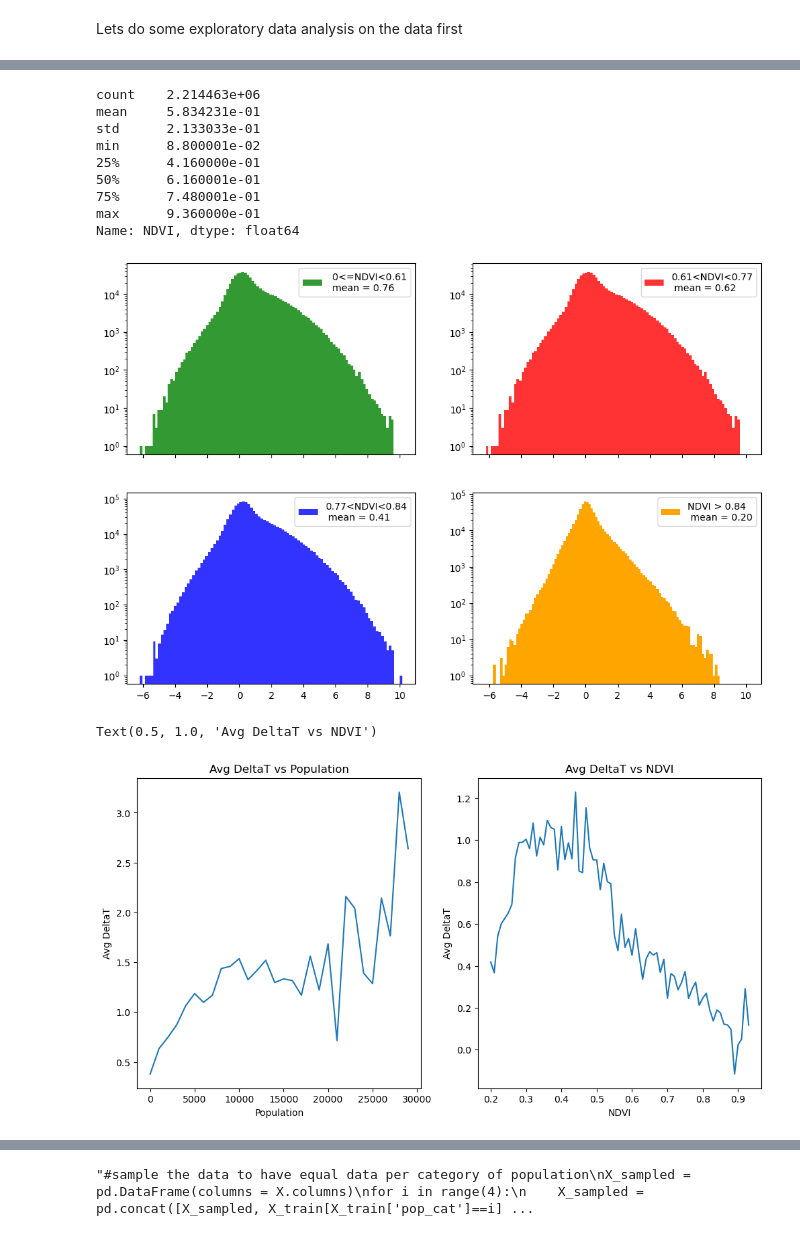
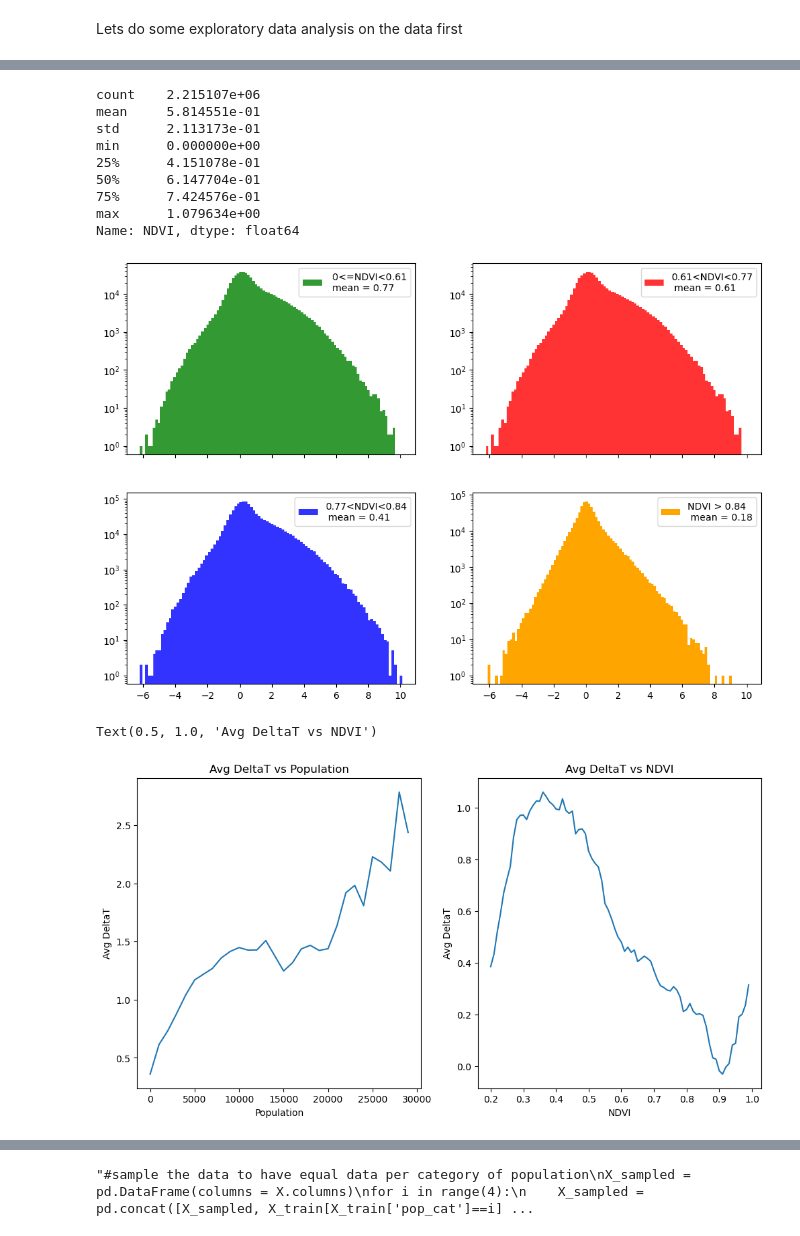
Before and after one commit to christopherogerepfl/UHI_prediction, a Jupyter notebook: task1.ipynb, the cells around one changed output, grey strips where cells are left out. Cells and saved outputs as stored; diff of their text form; code cells hidden in the pictures.

```diff
--- a/task1.ipynb
+++ b/task1.ipynb
@@ -43,5 +43,5 @@ cities = ['Amsterdam', 'Madrid', 'Stockholm', 'Lyon', 'Vienna']
 # %%
 reload(f)
 #city_df = f.process_data(elevation, land_cover, NDVI, 40000, cities=cities)
-city_df = pd.read_csv('data_cities/city_df.csv')
+city_df_interp = pd.read_csv('data_cities/city_df_interp.csv')
 #city_df.to_csv('data_cities\city_df.csv')
@@ -48,7 +113,9 @@ city_df = pd.read_csv('data_cities/city_df.csv')
 # %%
 latitudes = {'Amsterdam' : 52.377956, 'Madrid' : 40.416775, 'Stockholm' : 59.329323, 'Lyon' : 45.764043, 'Vienna' : 48.208174}
 #add a column with the latitude of the city
-city_df['latitude'] = city_df['city'].map(latitudes)
-city_df.head()
+city_df_interp['latitude'] = city_df_interp['city'].map(latitudes)
+#remplace negative pop values with 0
+city_df_interp['pop'] = city_df_interp['pop'].apply(lambda x: 0 if x < 0 else x)
+city_df_interp.head()
 # %% [output]
 |  | Unnamed: 0 | temp | pop | wind | hum | deltaT | hour | month | elevation | city | ... |
@@ -60,4 +127,4 @@ city_df.head()
 # %%
-city_df.fillna(0, inplace=True)
-city_df.describe().loc[:,'pop']
+city_df_interp.fillna(0, inplace=True)
+city_df_interp.describe().loc[:,'pop']
 # %% [output]
@@ -99,38 +166,38 @@ plt.show()
 # %%
-city_df['NDVI'].describe()
+city_df_interp['NDVI'].describe()
 # %% [output]
-count    2.214463e+06
-mean     5.834231e-01
-std      2.133033e-01
-min      8.800001e-02
-25%      4.160000e-01
-50%      6.160001e-01
-75%      7.480001e-01
-max      9.360000e-01
+count    2.215107e+06
+mean     5.814551e-01
+std      2.113173e-01
+min      0.000000e+00
+25%      4.151078e-01
+50%      6.147704e-01
+75%      7.424576e-01
+max      1.079634e+00
 Name: NDVI, dtype: float64
 # %%
 fig, axs = plt.subplots(2, 2, figsize=(12, 8), sharex=True)
 
 
-axs[0,1].hist(city_df[(city_df['NDVI']>=0.41) & city_df['NDVI']<0.61]['deltaT'], log=True, bins = 100, alpha = 0.8, color = 'red', label =  f'0.61<NDVI<0.77\n mean = {np.mean(city_df[(city_df["NDVI"]>=0.41) & city_df["pop"]<0.61]["deltaT"]):.2f}')
+axs[0,1].hist(city_df_interp[(city_df_interp['NDVI']>=0.41) & city_df_interp['NDVI']<0.61]['deltaT'], log=True, bins = 100, alpha = 0.8, color = 'red', label =  f'0.61<NDVI<0.77\n mean = {np.mean(city_df_interp[(city_df_interp["NDVI"]>=0.41) & city_df_interp["pop"]<0.61]["deltaT"]):.2f}')
 axs[0,1].legend()
-axs[0,0].hist(city_df[(city_df["pop"]>=0) & (city_df["NDVI"]<0.41)]["deltaT"], log=True, bins = 100, color = 'green', alpha = 0.8, label = f' 0<=NDVI<0.61\n mean = {np.mean(city_df[(city_df["NDVI"]>0) & (city_df["NDVI"]<0.41)]["deltaT"]):.2f}')
+axs[0,0].hist(city_df_interp[(city_df_interp["pop"]>=0) & (city_df_interp["NDVI"]<0.41)]["deltaT"], log=True, bins = 100, color = 'green', alpha = 0.8, label = f' 0<=NDVI<0.61\n mean = {np.mean(city_df_interp[(city_df_interp["NDVI"]>0) & (city_df_interp["NDVI"]<0.41)]["deltaT"]):.2f}')
 axs[0,0].legend()
-axs[1,0].hist(city_df[(city_df['NDVI']>0.61) & city_df['NDVI']<0.74]['deltaT'], log=True, bins = 100, alpha = 0.8, color = 'blue', label =  f'0.77<NDVI<0.84\n mean = {np.mean(city_df[(city_df["NDVI"]>0.61) & (city_df["NDVI"]<0.74)]["deltaT"]):.2f}')
+axs[1,0].hist(city_df_interp[(city_df_interp['NDVI']>0.61) & city_df_interp['NDVI']<0.74]['deltaT'], log=True, bins = 100, alpha = 0.8, color = 'blue', label =  f'0.77<NDVI<0.84\n mean = {np.mean(city_df_interp[(city_df_interp["NDVI"]>0.61) & (city_df_interp["NDVI"]<0.74)]["deltaT"]):.2f}')
 axs[1,0].legend()
-axs[1,1].hist(city_df[city_df['NDVI']>=0.74]['deltaT'], log=True, bins = 100, alpha = 1, color = 'orange', label =  f'NDVI > 0.84\n mean = {np.mean(city_df[city_df["NDVI"]>=0.74]["deltaT"]):.2f}')
+axs[1,1].hist(city_df_interp[city_df_interp['NDVI']>=0.74]['deltaT'], log=True, bins = 100, alpha = 1, color = 'orange', label =  f'NDVI > 0.84\n mean = {np.mean(city_df_interp[city_df_interp["NDVI"]>=0.74]["deltaT"]):.2f}')
 axs[1,1].legend()
 
 
 plt.show()
 # %% [output]
-[figure, old version]
+[figure, new version]
 # %%
 fig, axs = plt.subplots(1, 2, figsize=(12, 6))
 #create a list of tuples with population intervals
 pop_intervals = [(i,i+1000) for i in range(0, 30000, 1000)]
 #compute the avg detlaT for each population interval
-deltaT_list = [np.mean(city_df[(city_df['pop']>i) & (city_df['pop']<j)]['deltaT']) for i,j in pop_intervals]
+deltaT_list = [np.mean(city_df_interp[(city_df_interp['pop']>i) & (city_df_interp['pop']<j)]['deltaT']) for i,j in pop_intervals]
 #plot the avg deltaT for each population interval
 axs[0].plot([i for i,j in pop_intervals], deltaT_list)
 axs[0].set_xlabel('Population')
@@ -140,7 +207,7 @@ axs[0].set_title('Avg DeltaT vs Population')
 #create a list of tuples with NDVI intervals (between 0 and 1)
 NDVI_intervals = [(i/100, (i+1)/100) for i in range(20, 100)]
 #compute the avg detlaT for each population interval
-deltaT_list = [np.mean(city_df[(city_df['NDVI']>i) & (city_df['NDVI']<j)]['deltaT']) for i,j in NDVI_intervals]
+deltaT_list = [np.mean(city_df_interp[(city_df_interp['NDVI']>i) & (city_df_interp['NDVI']<j)]['deltaT']) for i,j in NDVI_intervals]
 #plot the avg deltaT for each NDVIulation interval
 axs[1].plot([i for i,j in NDVI_intervals], deltaT_list)
 axs[1].set_xlabel('NDVI')
@@ -148,4 +215,4 @@ axs[1].set_ylabel('Avg DeltaT')
 axs[1].set_title('Avg DeltaT vs NDVI')
 # %% [output]
 Text(0.5, 1.0, 'Avg DeltaT vs NDVI')
-[figure, old version]
+[figure, new version]
```
Also changed, not shown: parts of 31 cells of this notebook, 2 other files.
